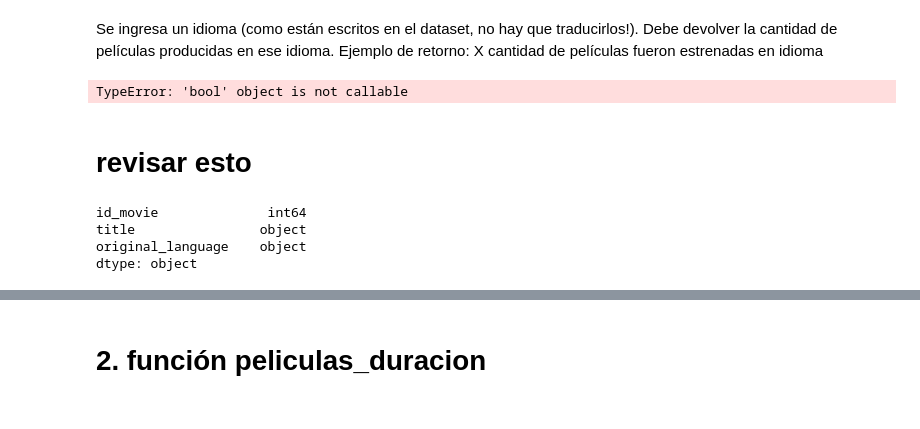
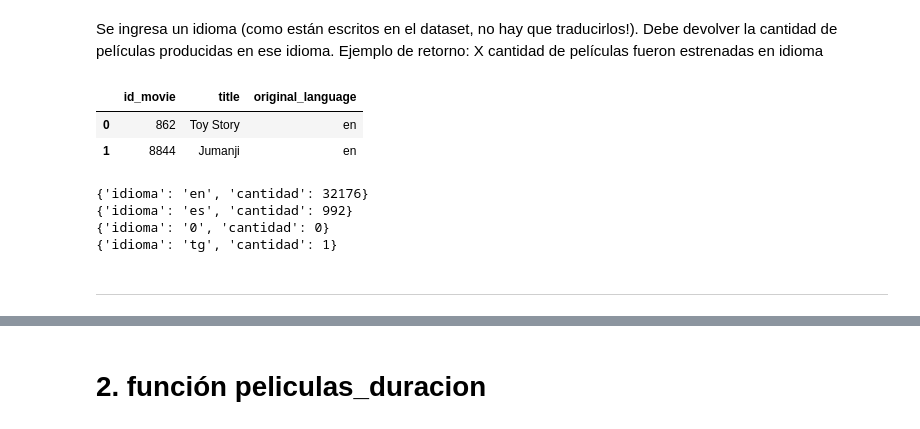
Before and after one commit to rominaEsc/PI_MLOPS_datapt2_streaming, a Jupyter notebook: 6_funciones.ipynb, the cells around one changed output, grey strips where cells are left out. Drawn from its saved outputs; the diff is of its cells as text; code cells hidden in the pictures.

```diff
--- a/6_funciones.ipynb
+++ b/6_funciones.ipynb
@@ -49,7 +41,9 @@ production_countries = pd.read_csv("data/movies_production_countries.csv", sep="
 # %% [markdown]
 Se ingresa un idioma (como están escritos en el dataset, no hay que traducirlos!). Debe devolver la cantidad de películas producidas en ese idioma.
 Ejemplo de retorno: X cantidad de películas fueron estrenadas en idioma
-# %%
-original_language[original_language.empty()]
-# %% [output]
-TypeError: 'bool' object is not callable
+# %%
+original_language.head(2)
+# %% [output]
+|  | id_movie | title | original_language |
+| 0 | 862 | Toy Story | en |
+| 1 | 8844 | Jumanji | en |
@@ -56,9 +60,13 @@ TypeError: 'bool' object is not callable
+# %%
+# prueba
+print(peliculas_idioma('EN'))
+print(peliculas_idioma('es'))
+print(peliculas_idioma('0'))
+print(peliculas_idioma('tg'))
+# %% [output]
+{'idioma': 'en', 'cantidad': 32176}
+{'idioma': 'es', 'cantidad': 992}
+{'idioma': '0', 'cantidad': 0}
+{'idioma': 'tg', 'cantidad': 1}
 # %% [markdown]
-# revisar esto
+-----------------------
-# %%
-original_language.dtypes
-# %% [output]
-id_movie              int64
-title                object
-original_language    object
-dtype: object
```
Also changed, not shown: parts of 31 cells of this notebook, 2 other files.
